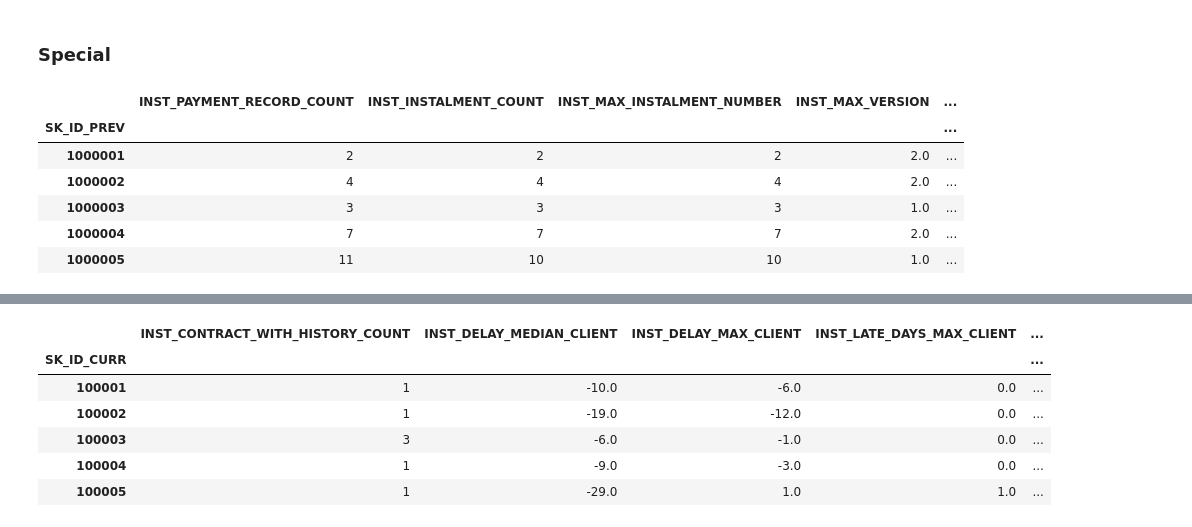
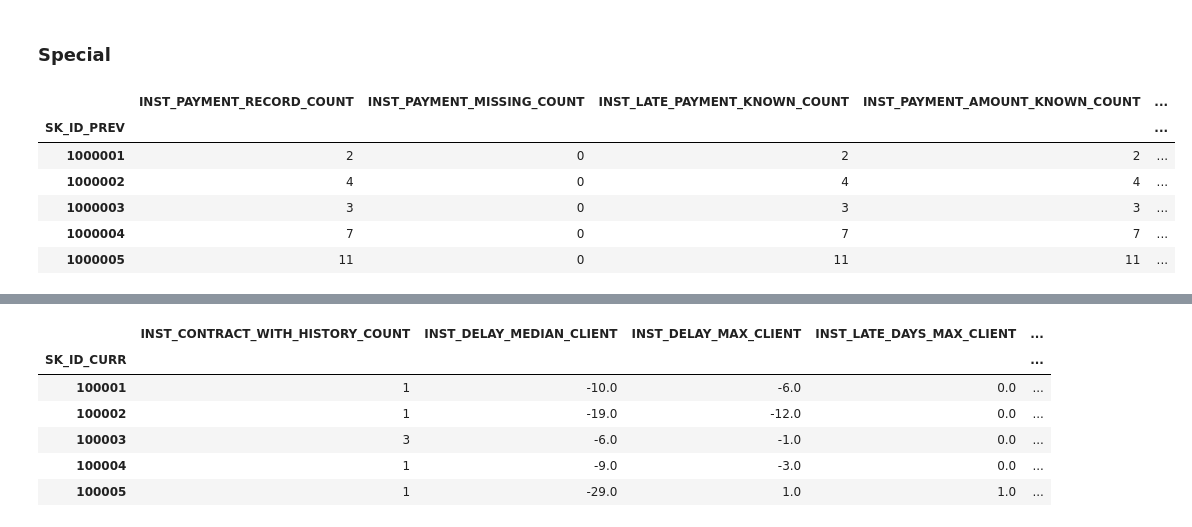
Before and after one commit to USL99/home-credit-default-risk, a Jupyter notebook: notebooks/03_feature_engineering.ipynb, the cells around one changed output, grey strips where cells are left out. Drawn from its saved outputs; the diff is of its cells as text; code cells hidden in the pictures.

```diff
--- a/notebooks/03_feature_engineering.ipynb
+++ b/notebooks/03_feature_engineering.ipynb
@@ -1343,11 +1338,12 @@ inst_pay_work["PAYMENT_DELAY"] = (inst_pay_work["DAYS_ENTRY_PAYMENT"] - inst_pay
 inst_pay_work["LATE_DAYS"] = (inst_pay_work["PAYMENT_DELAY"].clip(lower=0))
 inst_pay_work["EARLY_DAYS"] = ((-inst_pay_work["PAYMENT_DELAY"]).clip(lower=0))
 # %%
-inst_pay_work["IS_LATE_PAYMENT"] = (inst_pay_work["PAYMENT_DELAY"] > 0).astype(int)
+inst_pay_work["IS_PAYMENT_MISSING"] = (inst_pay_work["DAYS_ENTRY_PAYMENT"].isna().astype(int))
+inst_pay_work["IS_LATE_PAYMENT"] = np.where(inst_pay_work["DAYS_ENTRY_PAYMENT"].isna(), np.nan,(inst_pay_work["PAYMENT_DELAY"] > 0).astype(int))
 # %%
 inst_pay_work["PAYMENT_DIFF"] = (inst_pay_work["AMT_INSTALMENT"] - inst_pay_work["AMT_PAYMENT"])
 # %%
-inst_pay_work["IS_UNDERPAID"] = (inst_pay_work["PAYMENT_DIFF"] > 0).astype(int)
+inst_pay_work["IS_UNDERPAID"] = np.where(inst_pay_work["AMT_PAYMENT"].isna(), np.nan, (inst_pay_work["PAYMENT_DIFF"] > 0).astype(int))
 # %%
 inst_pay_work["PAYMENT_RATIO"] = (inst_pay_work["AMT_PAYMENT"] / inst_pay_work["AMT_INSTALMENT"].replace(0, np.nan))
 # %%
@@ -1368,8 +1364,24 @@ inst_special_prev = (
     inst_pay_work
     .groupby("SK_ID_PREV")
     .agg(
+
         INST_PAYMENT_RECORD_COUNT=(
             "NUM_INSTALMENT_NUMBER",
+            "count"
+        ),
+
+        INST_PAYMENT_MISSING_COUNT=(
+            "IS_PAYMENT_MISSING",
+            "sum"
+        ),
+
+        INST_LATE_PAYMENT_KNOWN_COUNT=(
+            "IS_LATE_PAYMENT",
+            "count"
+        ),
+
+        INST_PAYMENT_AMOUNT_KNOWN_COUNT=(
+            "IS_UNDERPAID",
             "count"
         ),
 
@@ -1430,40 +1442,40 @@ inst_special_prev = (
 
         INST_UNDERPAID_SHARE=(
             "IS_UNDERPAID",
             "mean"
         ),
 
         INST_PAYMENT_RATIO_MEDIAN=(
             "PAYMENT_RATIO",
             "median"
         ),
 
         INST_PAYMENT_RATIO_MIN=(
             "PAYMENT_RATIO",
             "min"
         ),
 
         INST_REQUIRED_SUM=(
             "AMT_INSTALMENT",
             "sum"
         ),
 
         INST_PAID_SUM=(
             "AMT_PAYMENT",
             "sum"
         )
     )
 )
 
 inst_special_prev.head()
 # %% [output]
-|  | INST_PAYMENT_RECORD_COUNT | INST_INSTALMENT_COUNT | INST_MAX_INSTALMENT_NUMBER | INST_MAX_VERSION | ... |
+|  | INST_PAYMENT_RECORD_COUNT | INST_PAYMENT_MISSING_COUNT | INST_LATE_PAYMENT_KNOWN_COUNT | INST_PAYMENT_AMOUNT_KNOWN_COUNT | ... |
 | SK_ID_PREV |  |  |  |  | ... |
-| 1000001 | 2 | 2 | 2 | 2.0 | ... |
-| 1000002 | 4 | 4 | 4 | 2.0 | ... |
-| 1000003 | 3 | 3 | 3 | 1.0 | ... |
-| 1000004 | 7 | 7 | 7 | 2.0 | ... |
-| 1000005 | 11 | 10 | 10 | 1.0 | ... |
+| 1000001 | 2 | 0 | 2 | 2 | ... |
+| 1000002 | 4 | 0 | 4 | 4 | ... |
+| 1000003 | 3 | 0 | 3 | 3 | ... |
+| 1000004 | 7 | 0 | 7 | 7 | ... |
+| 1000005 | 11 | 0 | 11 | 11 | ... |
 # %%
 inst_special_prev["INST_TOTAL_PAYMENT_RATIO"] = (inst_special_prev["INST_PAID_SUM"] / inst_special_prev["INST_REQUIRED_SUM"].replace(0, np.nan))
 # %%
```
Also changed, not shown: parts of 23 cells of this notebook.
